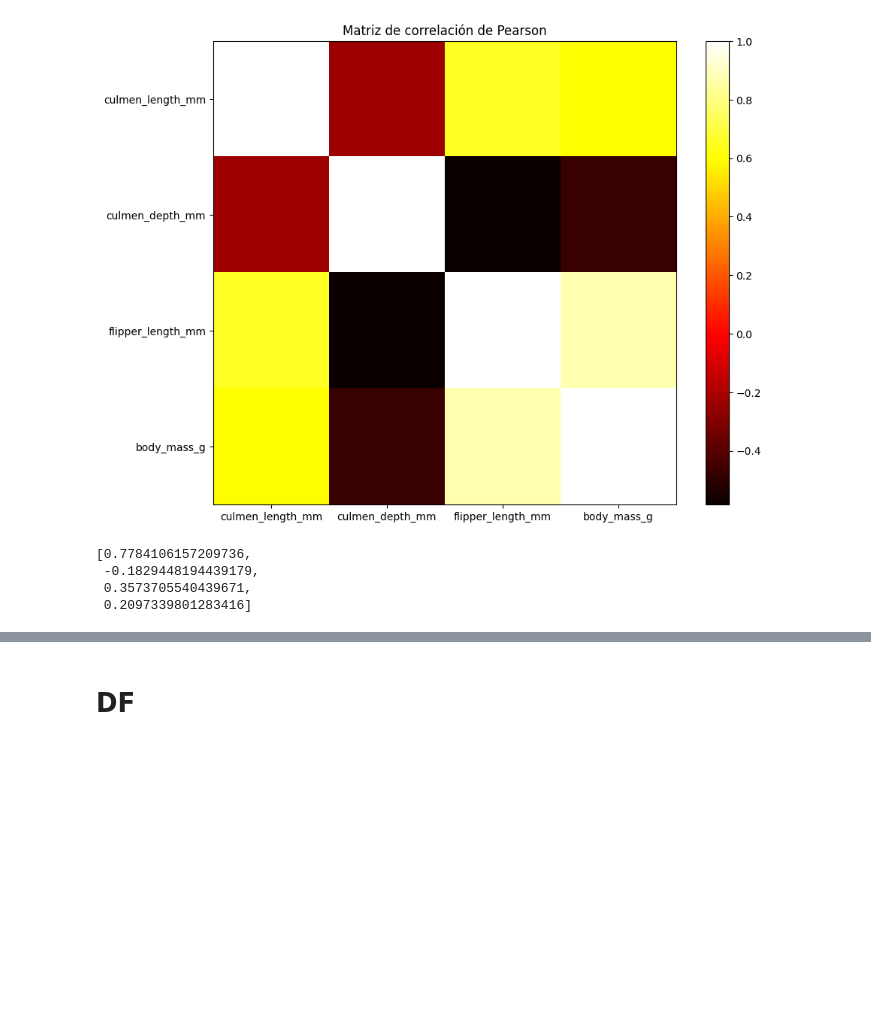
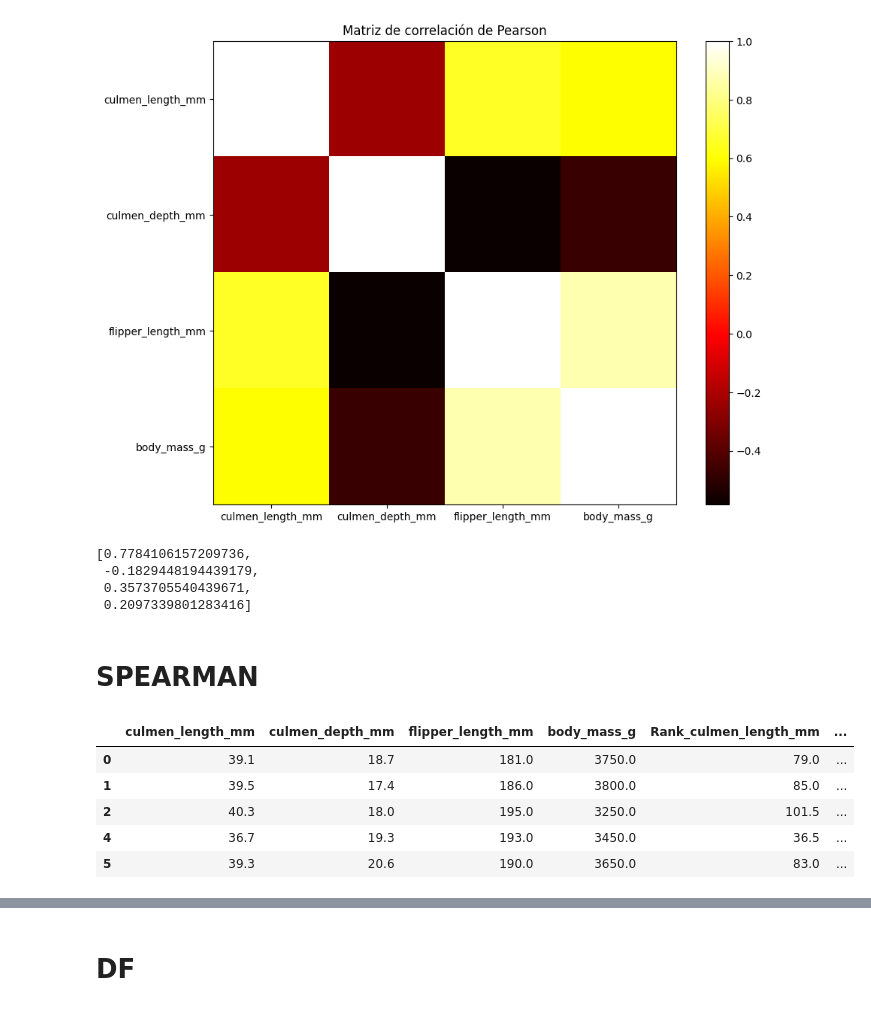
Before and after one commit to FersLeon/Pr-ctica-3.3-AyVD-, a Jupyter notebook: Práctica3_3_AyVD.ipynb, the cells around one changed output, grey strips where cells are left out. Saved outputs shown, nothing was run; the diff lists cells and outputs as text; code cells hidden in the pictures; blank space fills up the shorter version.

```diff
--- a/Práctica3_3_AyVD.ipynb
+++ b/Práctica3_3_AyVD.ipynb
@@ -272,3 +272,26 @@ pearson
  -0.1829448194439179,
  0.3573705540439671,
  0.2097339801283416]
+# %% [markdown]
+# **SPEARMAN**
+# %%
+#Archivo
+data = pd.read_csv('/content/drive/MyDrive/penguins_size.csv')
+# %%
+data = data.dropna()
+# %%
+#coeficiente spearman
+#rank
+data_n = data._get_numeric_data()
+for col in data_n.columns:
+  data_n[f'Rank_{col}'] = data_n[col].rank(method='average')
+data_n['species_rank'] = data['species'].rank(method='average')
+
+data_n.head()
+# %% [output]
+|  | culmen_length_mm | culmen_depth_mm | flipper_length_mm | body_mass_g | Rank_culmen_length_mm | ... |
+| 0 | 39.1 | 18.7 | 181.0 | 3750.0 | 79.0 | ... |
+| 1 | 39.5 | 17.4 | 186.0 | 3800.0 | 85.0 | ... |
+| 2 | 40.3 | 18.0 | 195.0 | 3250.0 | 101.5 | ... |
+| 4 | 36.7 | 19.3 | 193.0 | 3450.0 | 36.5 | ... |
+| 5 | 39.3 | 20.6 | 190.0 | 3650.0 | 83.0 | ... |
```
Also changed, not shown: parts of 4 cells of this notebook.
